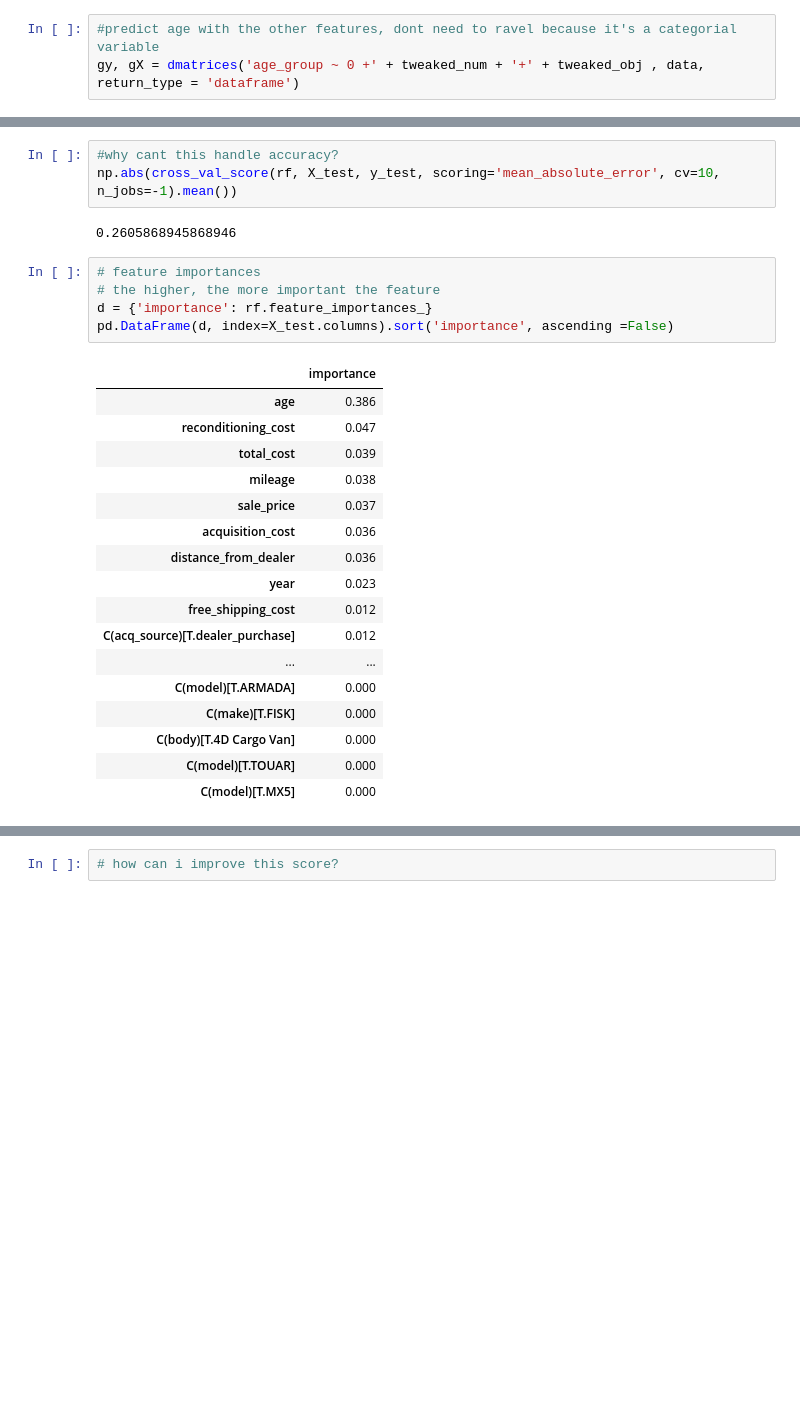
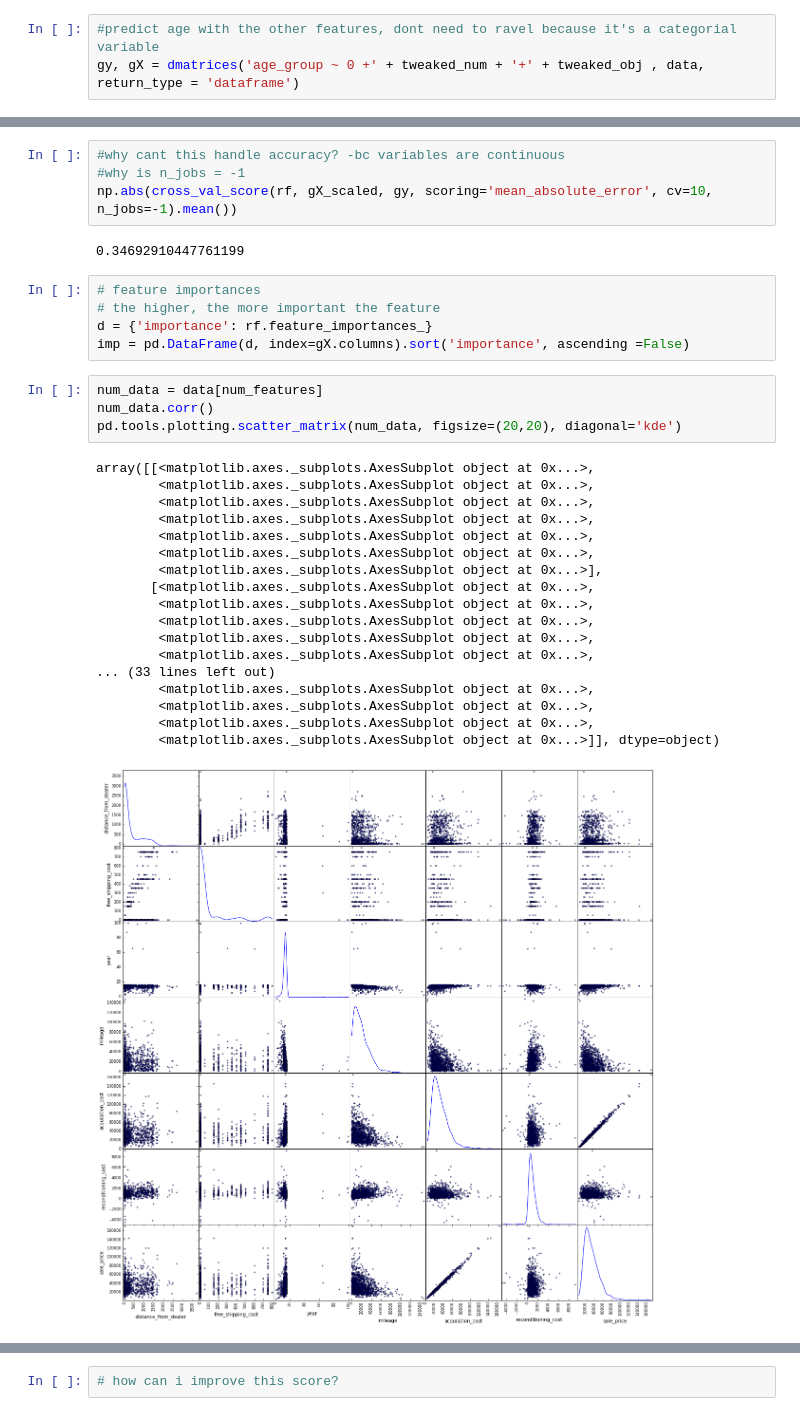
Before and after one commit to leepxy/Lee_D_DAT24_Final, a Jupyter notebook: Final_Project_DLee.ipynb, the cells around one changed output, grey strips where cells are left out. Cells and saved outputs as stored; diff of their text form; blank space fills up the shorter version.

```diff
--- a/Final_Project_DLee.ipynb
+++ b/Final_Project_DLee.ipynb
@@ -439,30 +438,36 @@ RandomForestRegressor(bootstrap=True, criterion='mse', max_depth=None,
            n_estimators=100, n_jobs=1, oob_score=False, random_state=None,
            verbose=0, warm_start=False)
 # %%
-#why cant this handle accuracy?
-np.abs(cross_val_score(rf, X_test, y_test, scoring='mean_absolute_error', cv=10, n_jobs=-1).mean())
+#why cant this handle accuracy? -bc variables are continuous
+#why is n_jobs = -1
+np.abs(cross_val_score(rf, gX_scaled, gy, scoring='mean_absolute_error', cv=10, n_jobs=-1).mean())
 # %% [output]
-0.2605868945868946
+0.34692910447761199
 # %%
 # feature importances
 # the higher, the more important the feature
 d = {'importance': rf.feature_importances_}
-pd.DataFrame(d, index=X_test.columns).sort('importance', ascending =False)
+imp = pd.DataFrame(d, index=gX.columns).sort('importance', ascending =False)
-# %% [output]
-|  | importance |
-| age | 0.386 |
-| reconditioning_cost | 0.047 |
-| total_cost | 0.039 |
-| mileage | 0.038 |
-| sale_price | 0.037 |
-| acquisition_cost | 0.036 |
-| distance_from_dealer | 0.036 |
-| year | 0.023 |
-| free_shipping_cost | 0.012 |
-| C(acq_source)[T.dealer_purchase] | 0.012 |
-| ... | ... |
-| C(model)[T.ARMADA] | 0.000 |
-| C(make)[T.FISK] | 0.000 |
-| C(body)[T.4D Cargo Van] | 0.000 |
-| C(model)[T.TOUAR] | 0.000 |
-| C(model)[T.MX5] | 0.000 |
+# %%
+num_data = data[num_features]
+num_data.corr()
+pd.tools.plotting.scatter_matrix(num_data, figsize=(20,20), diagonal='kde')
+# %% [output]
+array([[<matplotlib.axes._subplots.AxesSubplot object at 0x...>,
+        <matplotlib.axes._subplots.AxesSubplot object at 0x...>,
+        <matplotlib.axes._subplots.AxesSubplot object at 0x...>,
+        <matplotlib.axes._subplots.AxesSubplot object at 0x...>,
+        <matplotlib.axes._subplots.AxesSubplot object at 0x...>,
+        <matplotlib.axes._subplots.AxesSubplot object at 0x...>,
+        <matplotlib.axes._subplots.AxesSubplot object at 0x...>],
+       [<matplotlib.axes._subplots.AxesSubplot object at 0x...>,
+        <matplotlib.axes._subplots.AxesSubplot object at 0x...>,
+        <matplotlib.axes._subplots.AxesSubplot object at 0x...>,
+        <matplotlib.axes._subplots.AxesSubplot object at 0x...>,
+        <matplotlib.axes._subplots.AxesSubplot object at 0x...>,
+... (33 lines left out)
+        <matplotlib.axes._subplots.AxesSubplot object at 0x...>,
+        <matplotlib.axes._subplots.AxesSubplot object at 0x...>,
+        <matplotlib.axes._subplots.AxesSubplot object at 0x...>,
+        <matplotlib.axes._subplots.AxesSubplot object at 0x...>]], dtype=object)
+[figure, added]
```
Also changed, not shown: parts of 44 cells of this notebook.
